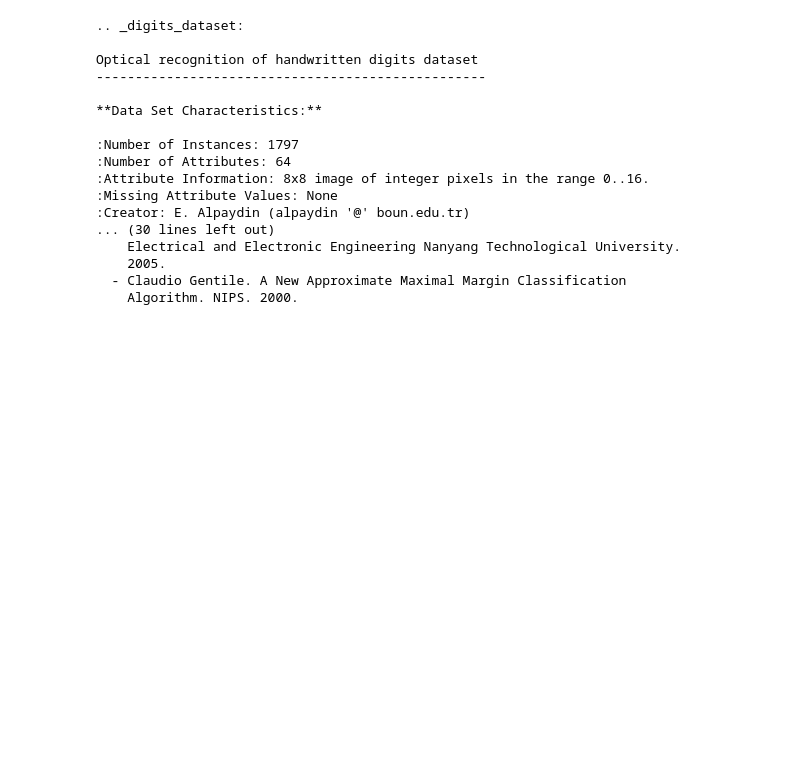
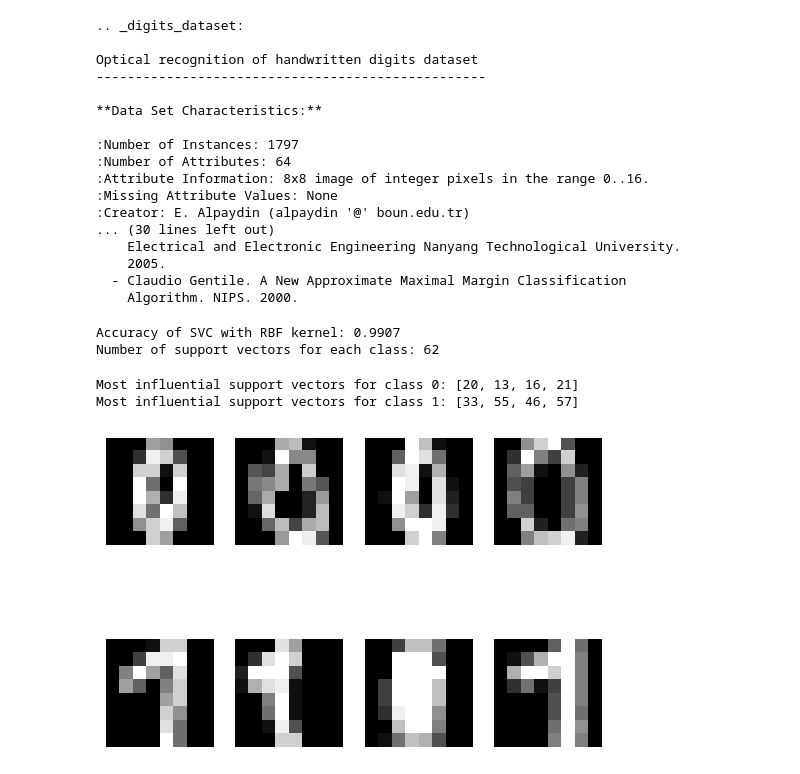
Before and after one commit to macwojtkowskee/2IRR50, a Jupyter notebook: homework_1_setup.ipynb, the cells around one changed output. Cells and saved outputs as stored; diff of their text form; code cells hidden in the pictures; blank space fills up the shorter version.

```diff
--- a/homework_1_setup.ipynb
+++ b/homework_1_setup.ipynb
@@ -503,3 +503,77 @@ Optical recognition of handwritten digits dataset
     2005.
   - Claudio Gentile. A New Approximate Maximal Margin Classification
     Algorithm. NIPS. 2000.
+# %%
+import sklearn
+import matplotlib.pyplot as plt
+
+#Create an SVM classifier with RBF kernel and train it on the training set
+svc = sklearn.svm.SVC(kernel='rbf', C=0.85, gamma = 0.0012, random_state=seed)
+svc.fit(X_train, y_train)
+
+#Evaluate the classifier on the test set
+accuracy = svc.score(X_test, y_test)
+print(f"Accuracy of SVC with RBF kernel: {accuracy:.4f}")
+
+#Filter the training set to only include classes 0 and 1
+mask = (y_train == 0) | (y_train == 1)
+X_train = X_train[mask]
+y_train = y_train[mask]
+#Train the SVM classifier on the filtered training set
+svc.fit(X_train, y_train)
+#Print the number of support vectors
+support = svc.n_support_.sum()
+print(f"Number of support vectors for each class: {support}")
+# %% [output]
+Accuracy of SVC with RBF kernel: 0.9907
+Number of support vectors for each class: 62
+# %%
+#Get support vectors, their indices and classes
+supportVectors = svc.support_vectors_
+supportIndices = svc.support_
+supportClasses = y_train[supportIndices]
+
+#Seperate dual coefficients for each class
+class0 = (supportClasses == 0)
+class1 = (supportClasses == 1)
+
+coeffs = abs(svc.dual_coef_[0])
+
+class0coeffs = coeffs[class0]
+class1coeffs = coeffs[class1]
+
+#Sort coefficients and get the indices of the most influential support vectors
+class0coeffs = list(enumerate(class0coeffs))
+class0coeffs.sort(key=lambda x: x[1], reverse=True)
+class0influential = class0coeffs[:4]
+
+class1coeffs = list(enumerate(class1coeffs))
+class1coeffs.sort(key=lambda x: x[1], reverse=True)
+class1influential = class1coeffs[:4]
+
+#Get and print the indices of the most influential support vectors
+class0indices = list(map(int, [x[0] for x in class0influential]))
+class1indices = list(map(int, [x[0] for x in class1influential]))
+class1indices = [x + len(class0coeffs) for x in class1indices]
+
+print(f"Most influential support vectors for class 0: {class0indices}")
+print(f"Most influential support vectors for class 1: {class1indices}")
+
+#Plot the most influential support vectors
+index = 1
+for i in class0indices:
+    plt.subplot(2, 4, index)
+    index+=1
+    plt.imshow(supportVectors[i].reshape(8, 8), cmap='gray')
+    plt.axis('off')
+
+for i in class1indices:
+    plt.subplot(2, 4, index)
+    index+=1
+    plt.imshow(supportVectors[i].reshape(8, 8), cmap='gray')
+    plt.axis('off')
+plt.show()
+# %% [output]
+Most influential support vectors for class 0: [20, 13, 16, 21]
+Most influential support vectors for class 1: [33, 55, 46, 57]
+[figure, added]
```
Also changed, not shown: parts of 2 cells of this notebook.
